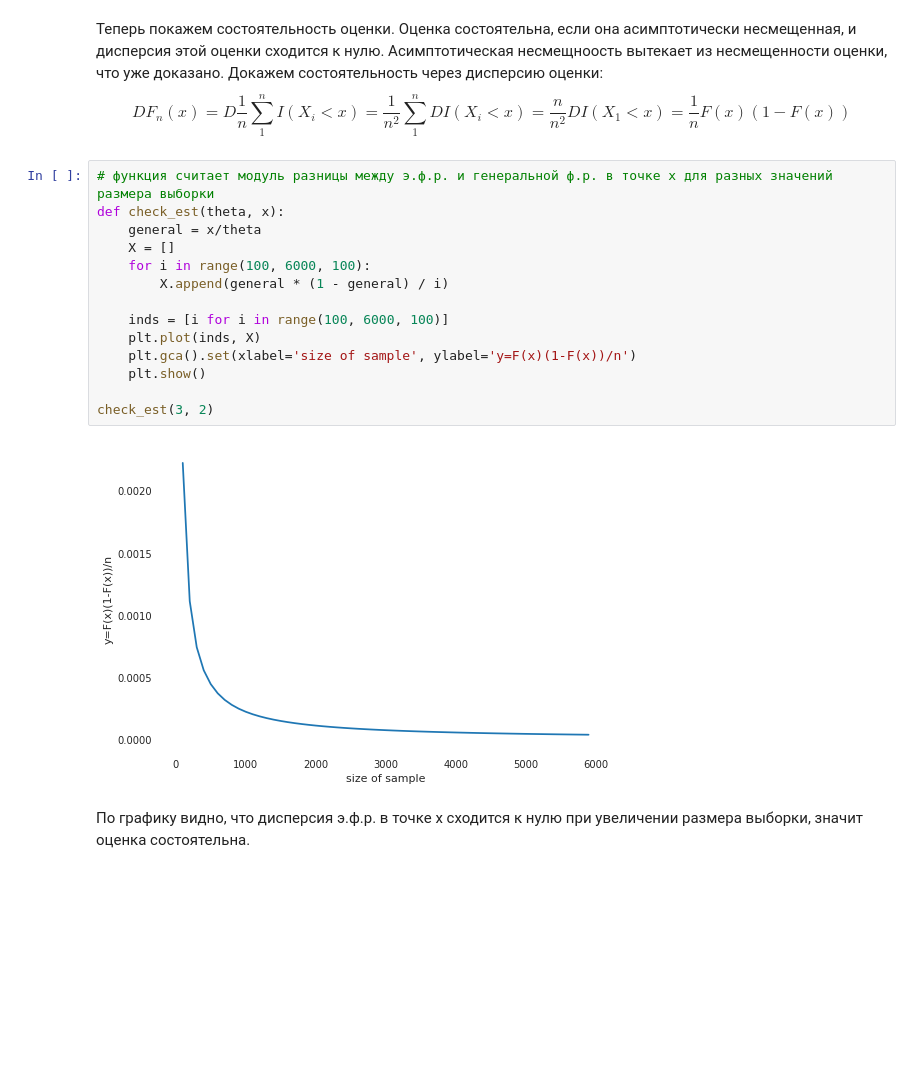
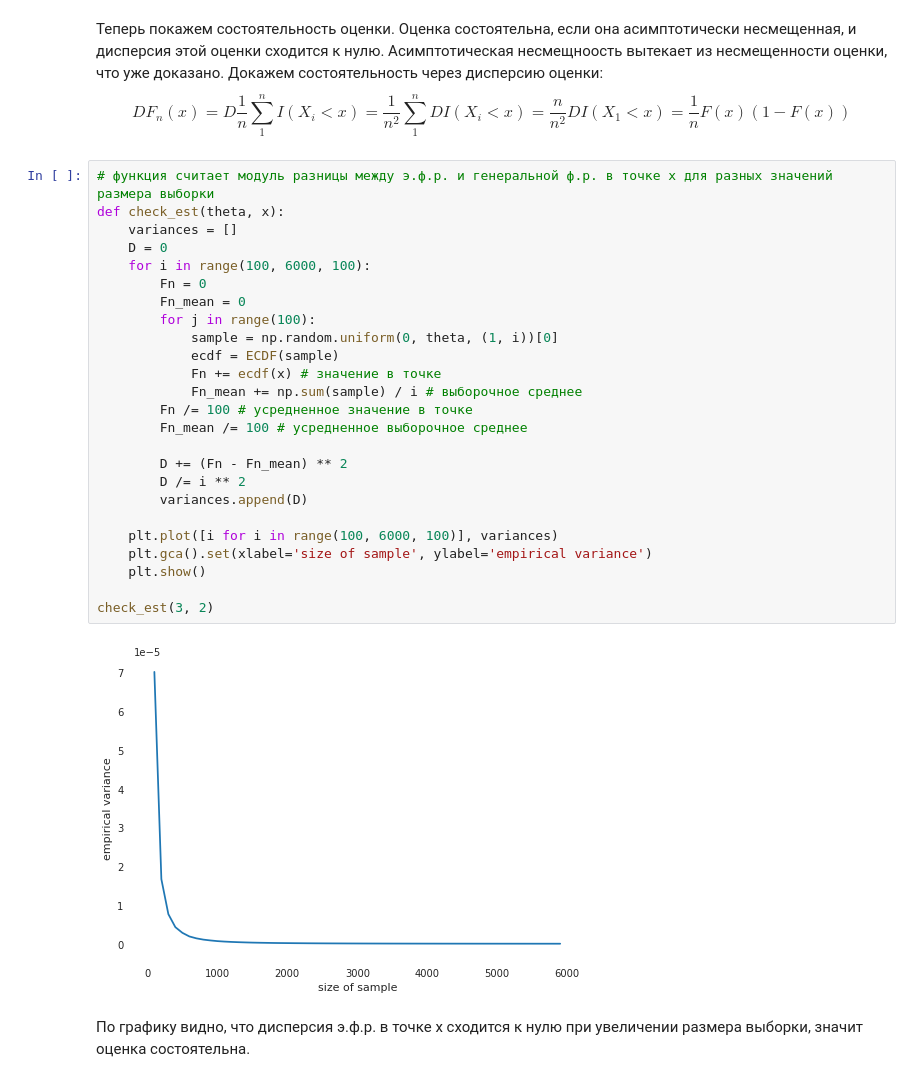
Before and after one commit to Cocossss/BI_spring20, a Jupyter notebook: Stat/MHW1.ipynb, the cells around one changed output. Cells and saved outputs as stored; diff of their text form; blank space fills up the shorter version.

```diff
--- a/Stat/MHW1.ipynb
+++ b/Stat/MHW1.ipynb
@@ -468,19 +468,30 @@ $$DF_{n}(x)=D\frac{1}{n}\sum_{1}^{n}I(X_{i}<x)=\frac{1}{n^2}\sum_{1}^{n}DI(X_{i}
 # %%
 # функция считает модуль разницы между э.ф.р. и генеральной ф.р. в точке х для разных значений размера выборки
 def check_est(theta, x):
-    general = x/theta
-    X = []
+    variances = []
+    D = 0
     for i in range(100, 6000, 100):
-        X.append(general * (1 - general) / i)
+        Fn = 0
+        Fn_mean = 0
+        for j in range(100):
+            sample = np.random.uniform(0, theta, (1, i))[0]
+            ecdf = ECDF(sample)
+            Fn += ecdf(x) # значение в точке
+            Fn_mean += np.sum(sample) / i # выборочное среднее
+        Fn /= 100 # усредненное значение в точке
+        Fn_mean /= 100 # усредненное выборочное среднее
 
-    inds = [i for i in range(100, 6000, 100)]
-    plt.plot(inds, X)
-    plt.gca().set(xlabel='size of sample', ylabel='y=F(x)(1-F(x))/n')
+        D += (Fn - Fn_mean) ** 2
+        D /= i ** 2
+        variances.append(D)
+
+    plt.plot([i for i in range(100, 6000, 100)], variances)
+    plt.gca().set(xlabel='size of sample', ylabel='empirical variance')
     plt.show()
 
 check_est(3, 2)
 # %% [output]
-[figure, old version]
+[figure, new version]
 # %% [markdown]
 По графику видно, что дисперсия э.ф.р. в точке х сходится к нулю при увеличении размера выборки, значит оценка состоятельна.
 # %% [markdown]
```
Also changed, not shown: 1 other file.
